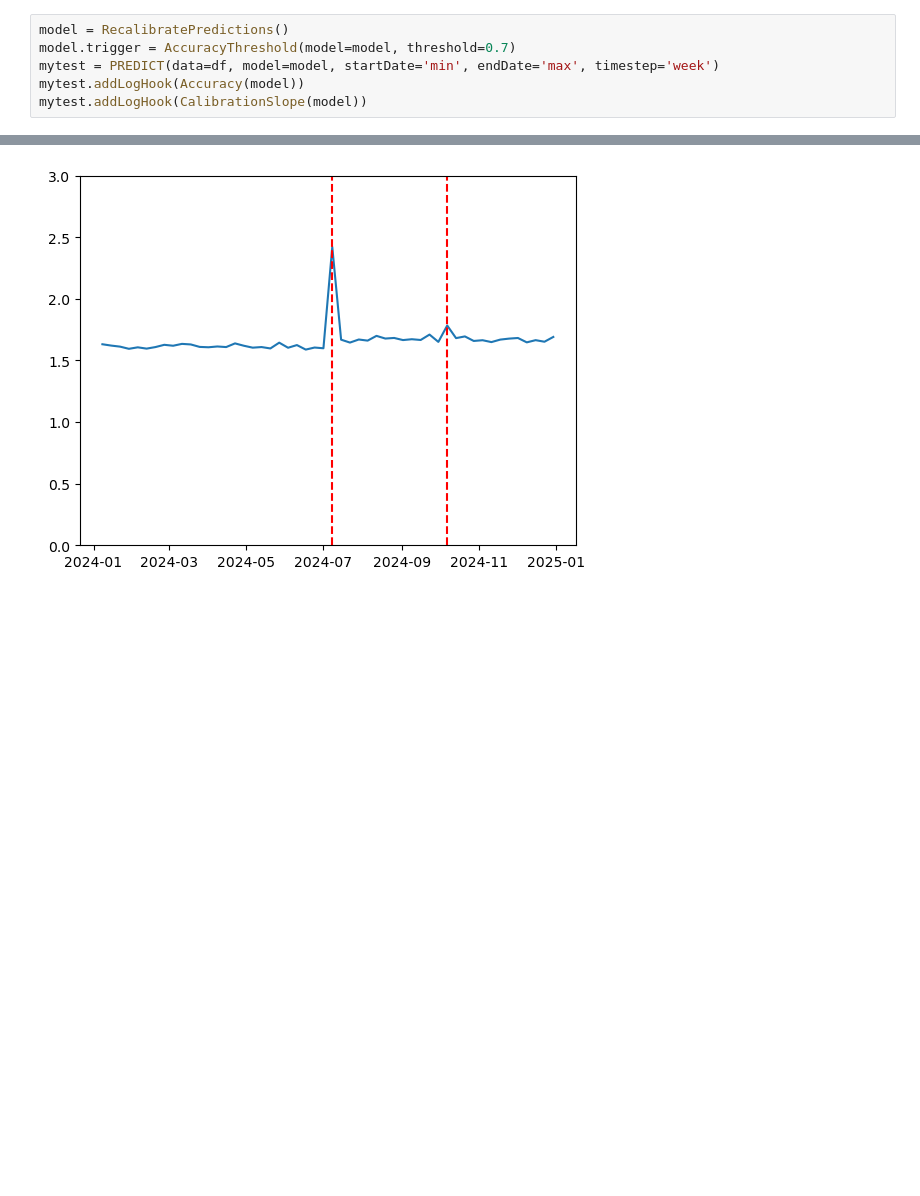
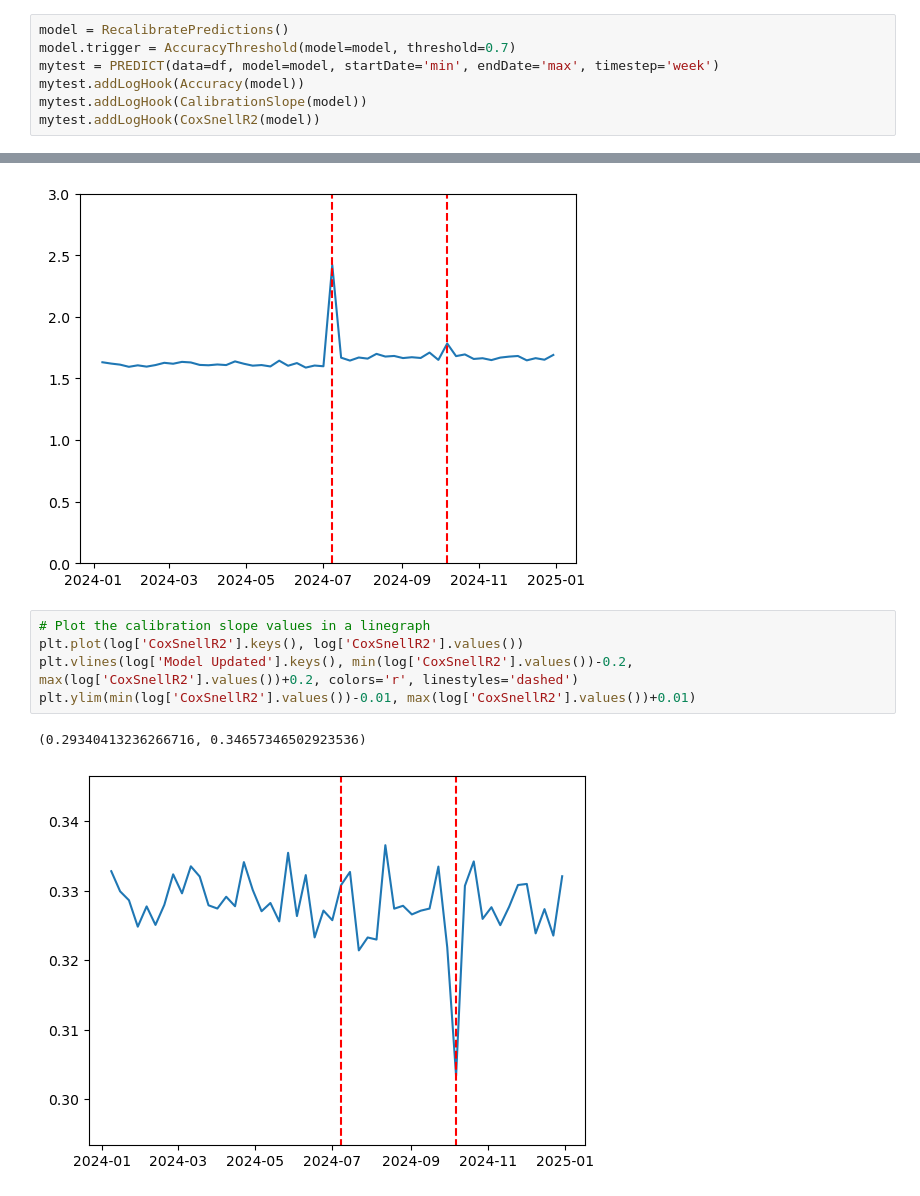
Before and after one commit to sdrelton/PREDICT, a Jupyter notebook: Examples/recalibration_example.ipynb, the cells around one changed output, grey strips where cells are left out. Saved outputs shown, nothing was run; the diff lists cells and outputs as text; blank space fills up the shorter version.

Commit message:
Cox and Snell R2 calculation added.

```diff
--- a/Examples/recalibration_example.ipynb
+++ b/Examples/recalibration_example.ipynb
@@ -92,6 +76,7 @@ model.trigger = AccuracyThreshold(model=model, threshold=0.7)
 mytest = PREDICT(data=df, model=model, startDate='min', endDate='max', timestep='week')
 mytest.addLogHook(Accuracy(model))
 mytest.addLogHook(CalibrationSlope(model))
+mytest.addLogHook(CoxSnellR2(model))
 # %%
 mytest.run()
 # %%
@@ -118,3 +103,11 @@ plt.ylim(0, 3)
 # %% [output]
 (0.0, 3.0)
 [figure]
+# %%
+# Plot the calibration slope values in a linegraph
+plt.plot(log['CoxSnellR2'].keys(), log['CoxSnellR2'].values())
+plt.vlines(log['Model Updated'].keys(), min(log['CoxSnellR2'].values())-0.2, max(log['CoxSnellR2'].values())+0.2, colors='r', linestyles='dashed')
+plt.ylim(min(log['CoxSnellR2'].values())-0.01, max(log['CoxSnellR2'].values())+0.01)
+# %% [output]
+(0.29340413236266716, 0.34657346502923536)
+[figure, added]
```
Also changed, not shown: parts of 2 cells of this notebook, 2 other files.
